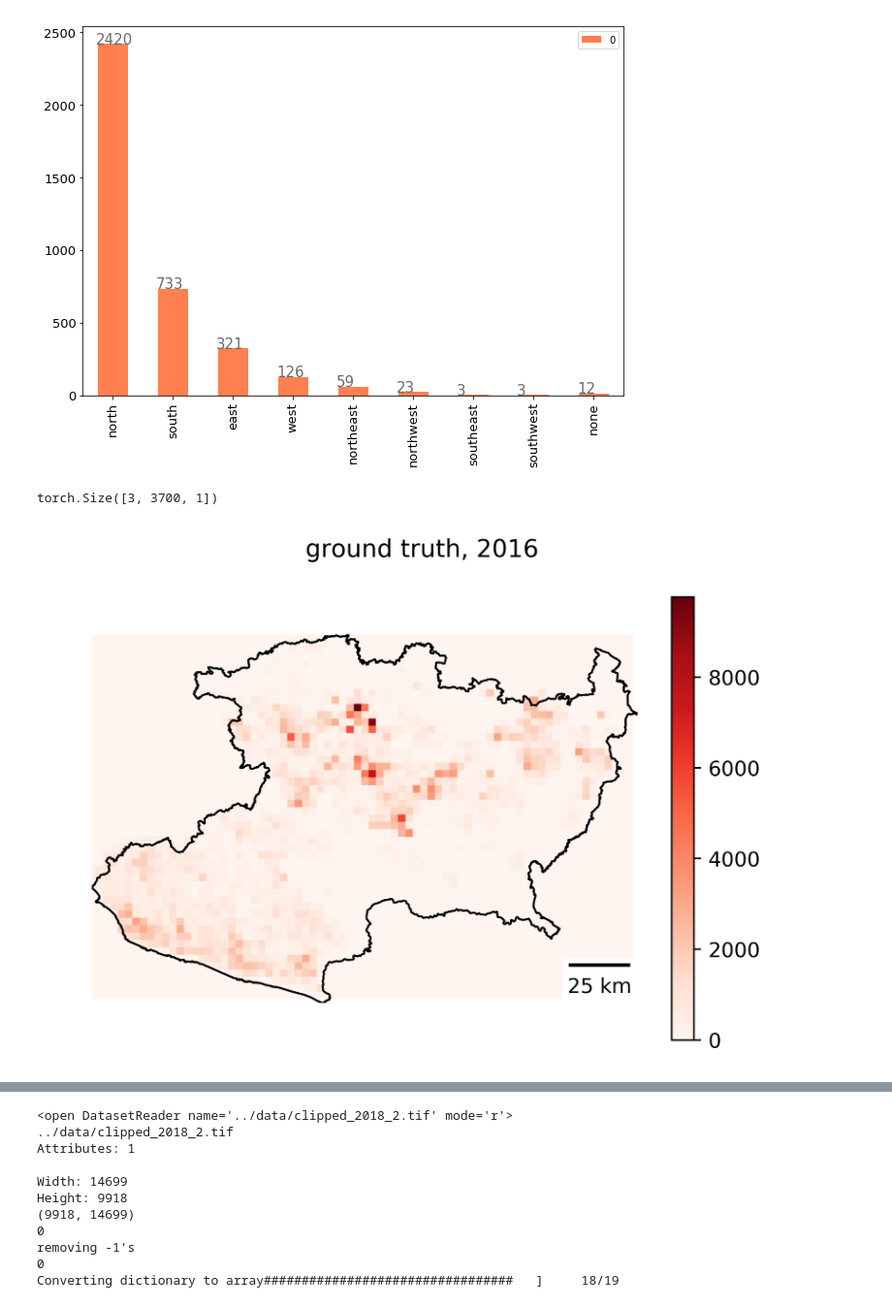
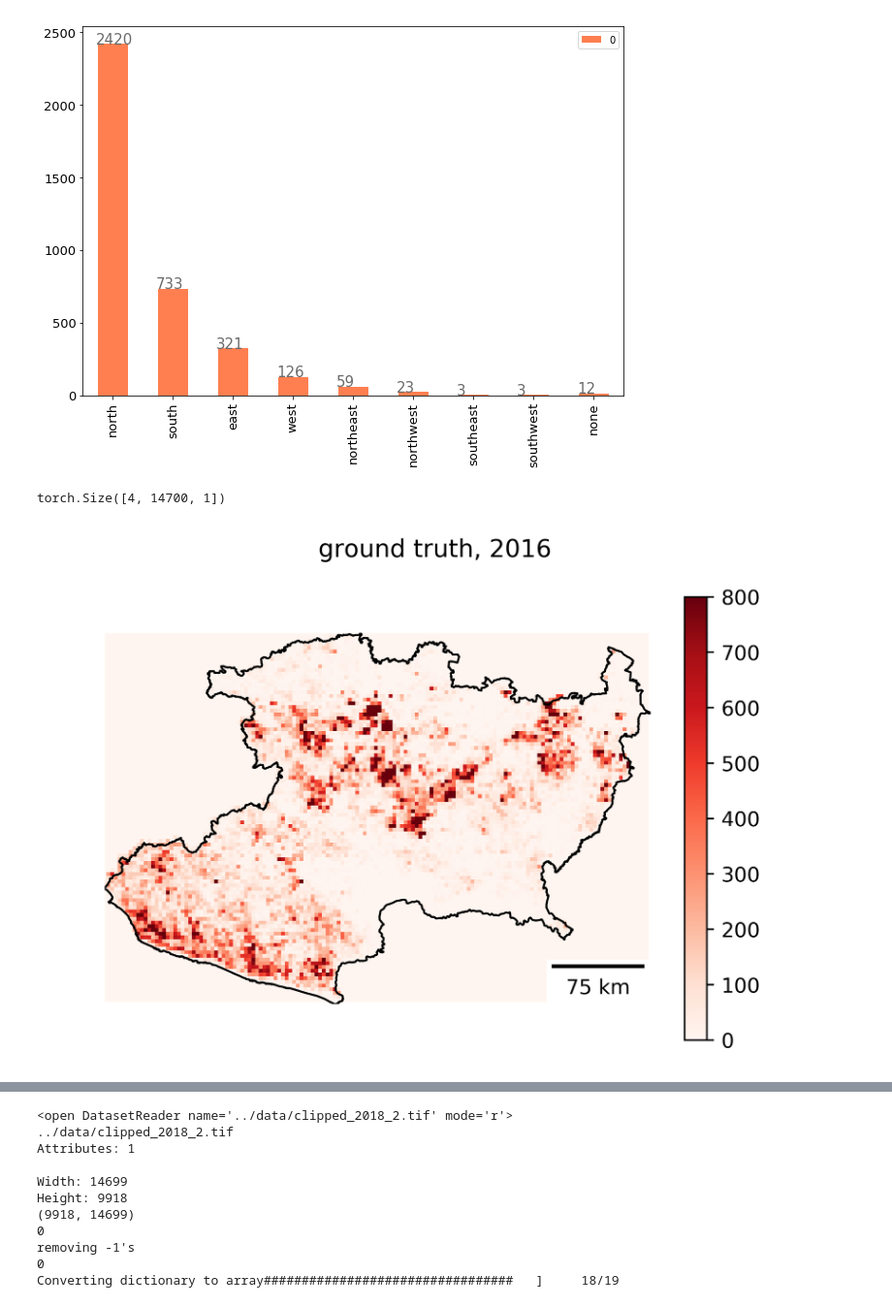
Before and after one commit to eamonbracht/Deforestation-Neural-Network, a Jupyter notebook: Defor - python.ipynb, the cells around one changed output, grey strips where cells are left out. Shown at 97% size. Drawn from its saved outputs; the diff is of its cells as text; code cells hidden in the pictures.

```diff
--- a/Defor - python.ipynb
+++ b/Defor - python.ipynb
@@ -19,11 +19,10 @@ print(cwd)
 # %%
-datadir = '../data'
-dataset = '6km_2018'
-shape = [50, 74]
+datadir = 'data'
+dataset = '3km_2018'
+shape = [100, 147]
 _, (train_data, test_data), _ = dataset_factory(datadir, dataset, shape[0], shape[1])
 print(test_data.shape)
 print(train_data.shape)
-
 # plt.figure('Heat Difusion Dataset')
 # plt.imshow(torch.cat((train_data, test_data)).squeeze().numpy().T, aspect='auto', cmap='jet')
 # plt.title('Heat Difusion Dataset')
@@ -49,14 +48,16 @@ torch.Size([15, 3700, 1])
 # %%
-outputdir = 'data/fulltest'
-name = '6km_stnn_r_full_run'
-exps = [name]
+outputdir = 'test/comp'
+name = '3km_stnn_r_'
+exps = [name+str(x) for x in range(1,7)]
 models = {}
+tsize = 0
 for exp in exps:
+    print(exp)
     with open(os.path.join(outputdir, exp, 'config.json'), 'r') as f:
         config = json.load(f)
-    setup, (train_data, test_data), relations = dataset_factory(datadir, dataset, config['height'], config['width'], config['khop'])
-
-    model = SaptioTemporalNN(relations, config['width']*config['height'], config['nt_train'], 1, config['nz'], config['mode'], config['nhid'],
+    setup, (train_data, test_data), relations = dataset_factory(datadir, dataset, config['tsize'], config['tsize'], config['khop'])
+    tsize = config['tsize']
+    model = SaptioTemporalNN(relations, config['tsize']*config['tsize'], config['nt_train'], 1, config['nz'], config['mode'], config['nhid'],
                              config['nlayers'], config['dropout_f'], config['dropout_d'],
                              config['activation'], config['periode'])
     state_dict = torch.load(os.path.join(outputdir, exp, 'model.pt'), map_location=lambda storage, loc: storage)
@@ -350,10 +369,11 @@ for i in ax.patches:
 # %%
 import graph_utils as gu
 print(test_data.shape)
-experiment_graph_data = test_data.reshape(3, shape[0], shape[1])[1]
+experiment_graph_data = test_data.reshape(4, 100, 147)[1]
+experiment_graph_data[experiment_graph_data > 800] = 800
 gu.graph_fancy(experiment_graph_data, 3000, 2016, "ground truth", False)
 # %% [output]
-torch.Size([3, 3700, 1])
+torch.Size([4, 14700, 1])
-[figure, old version]
+[figure, new version]
 # %%
 import numpy as np
```
Also changed, not shown: parts of 14 cells of this notebook, 3 other files.
